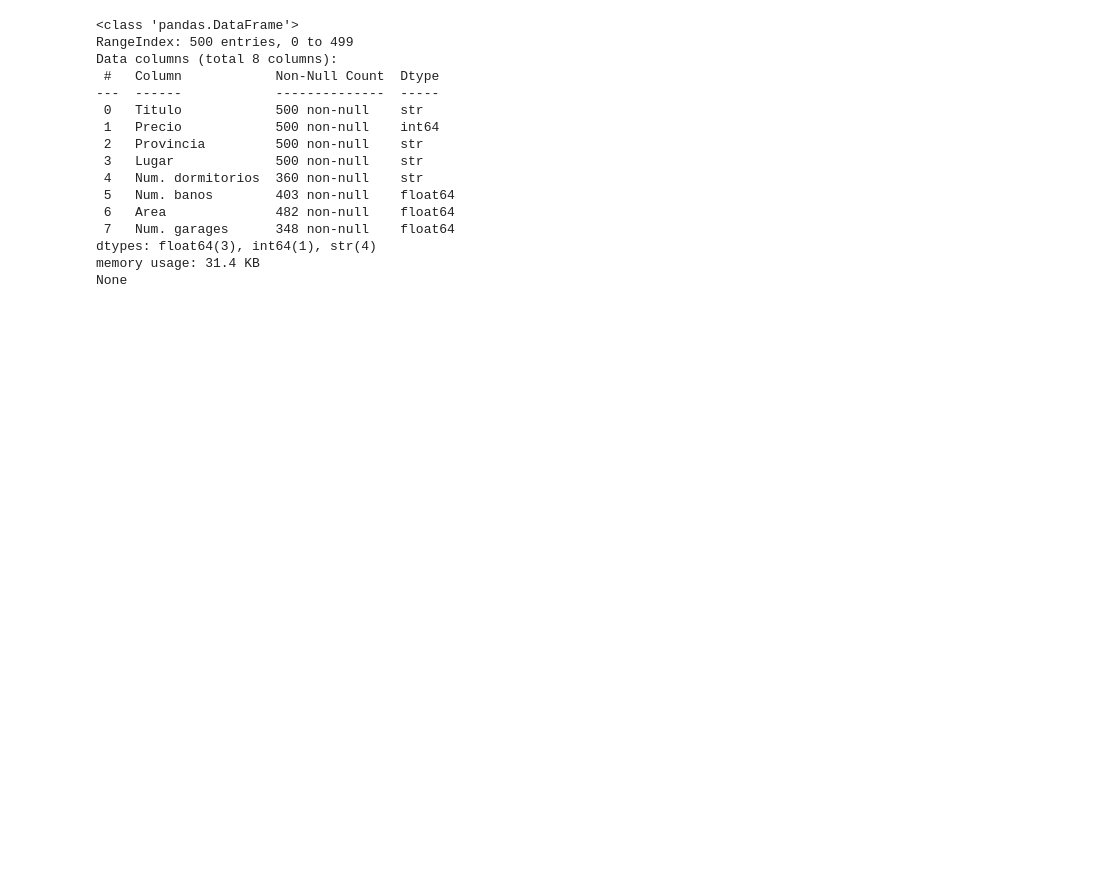
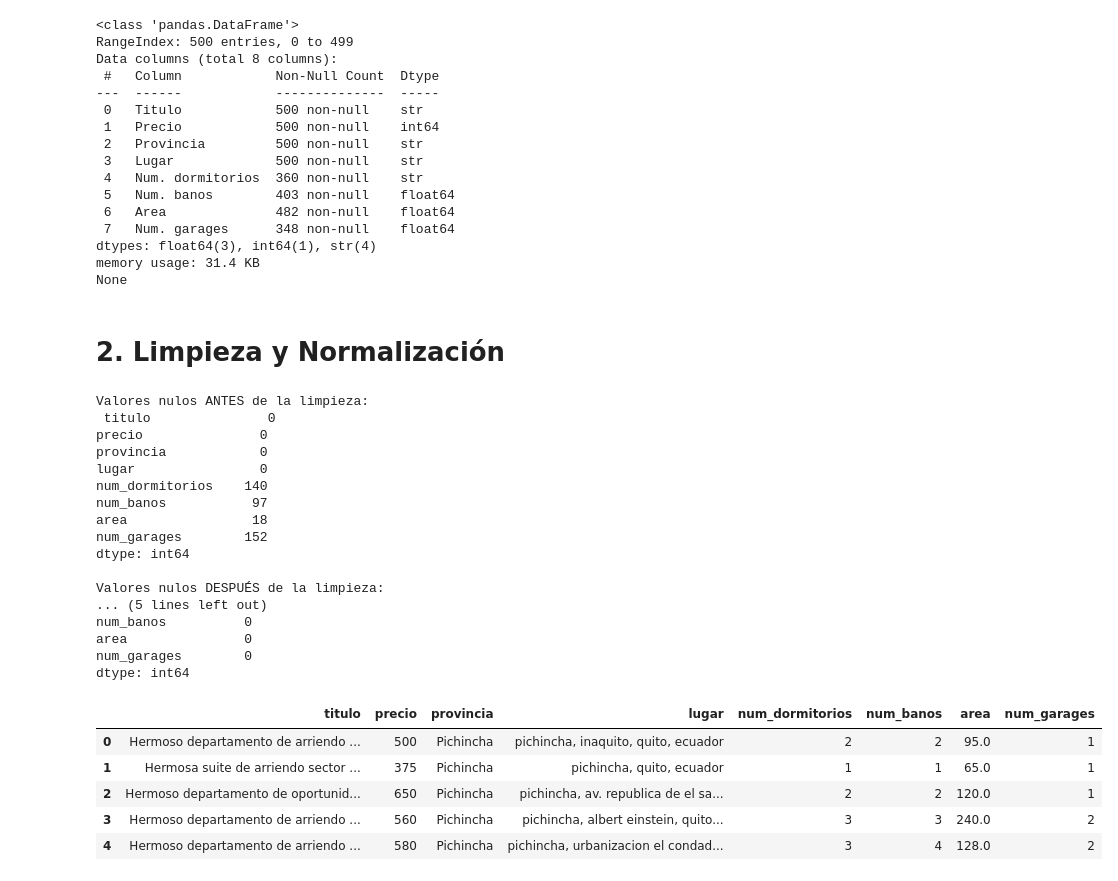
Before and after one commit to jhoandavidpll/ADALAB-Challenge-Tecnico-de-Investigacion, a Jupyter notebook: Notebook/1_EDA.ipynb, the cells around one changed output. Cells and saved outputs as stored; diff of their text form; code cells hidden in the pictures; blank space fills up the shorter version.

```diff
--- a/Notebook/1_EDA.ipynb
+++ b/Notebook/1_EDA.ipynb
@@ -41,3 +41,67 @@ Data columns (total 8 columns):
 dtypes: float64(3), int64(1), str(4)
 memory usage: 31.4 KB
 None
+# %% [markdown]
+# 2. Limpieza y Normalización
+# %%
+# 1. Renombrar columnas para estandarizar
+df = df.rename(columns={
+    'Titulo': 'titulo',
+    'Precio': 'precio',
+    'Provincia': 'provincia',
+    'Lugar': 'lugar',
+    'Num. dormitorios': 'num_dormitorios',
+    'Num. banos': 'num_banos',
+    'Area': 'area',
+    'Num. garages': 'num_garages'
+})
+
+# 2. Limpieza de 'num_dormitorios' (Extraer solo números para limpiar textos como "1 HABITACIÓN")
+# Usamos expresiones regulares para sacar el primer número que encuentre
+df['num_dormitorios'] = df['num_dormitorios'].astype(str).str.extract(r'(\d+)').astype(float)
+
+# 3. Normalización de la columna 'lugar'
+# Pasamos a minúsculas, quitamos espacios extra y eliminamos tildes/caracteres especiales
+df['lugar'] = df['lugar'].astype(str).str.lower().str.strip()
+df['lugar'] = df['lugar'].str.normalize('NFKD').str.encode('ascii', errors='ignore').str.decode('utf-8')
+
+# 4. Manejo de valores faltantes (Nulos)
+print("Valores nulos ANTES de la limpieza:\n", df.isnull().sum())
+
+# Imputamos con la mediana para evitar que valores atípicos (outliers) sesguen los datos
+cols_numericas = ['num_dormitorios', 'num_banos', 'area', 'num_garages']
+for col in cols_numericas:
+    mediana_col = df[col].median()
+    df[col] = df[col].fillna(mediana_col)
+
+# Convertimos las habitaciones, baños y garajes a enteros (no puedes tener 1.5 baños en la predicción final)
+cols_enteras = ['num_dormitorios', 'num_banos', 'num_garages']
+for col in cols_enteras:
+    df[col] = df[col].astype(int)
+
+print("\nValores nulos DESPUÉS de la limpieza:\n", df.isnull().sum())
+display(df.head())
+# %% [output]
+Valores nulos ANTES de la limpieza:
+ titulo               0
+precio               0
+provincia            0
+lugar                0
+num_dormitorios    140
+num_banos           97
+area                18
+num_garages        152
+dtype: int64
+
+Valores nulos DESPUÉS de la limpieza:
+... (5 lines left out)
+num_banos          0
+area               0
+num_garages        0
+dtype: int64
+|  | titulo | precio | provincia | lugar | num_dormitorios | num_banos | area | num_garages |
+| 0 | Hermoso departamento de arriendo ... | 500 | Pichincha | pichincha, inaquito, quito, ecuador | 2 | 2 | 95.0 | 1 |
+| 1 | Hermosa suite de arriendo sector ... | 375 | Pichincha | pichincha, quito, ecuador | 1 | 1 | 65.0 | 1 |
+| 2 | Hermoso departamento de oportunid... | 650 | Pichincha | pichincha, av. republica de el sa... | 2 | 2 | 120.0 | 1 |
+| 3 | Hermoso departamento de arriendo ... | 560 | Pichincha | pichincha, albert einstein, quito... | 3 | 3 | 240.0 | 2 |
+| 4 | Hermoso departamento de arriendo ... | 580 | Pichincha | pichincha, urbanizacion el condad... | 3 | 4 | 128.0 | 2 |
```
Also changed, not shown: parts of 3 cells of this notebook, 1 other file.
